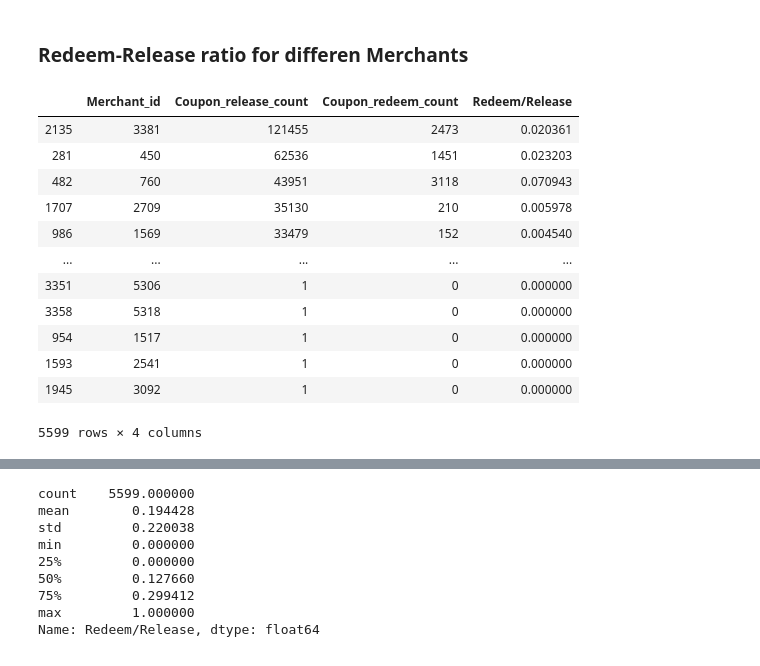
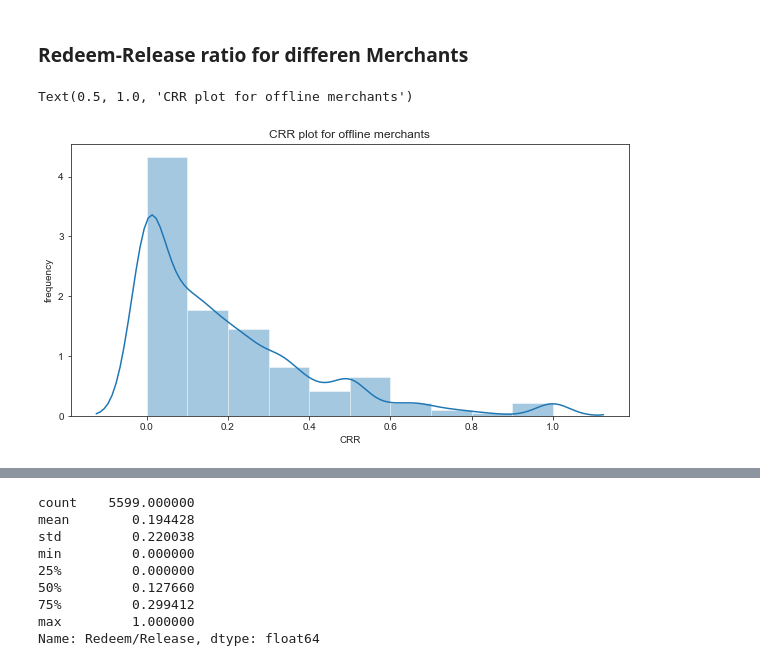
Before and after one commit to sinha-pulaks/O2O-coupon-redemption, a Jupyter notebook: O2O_coupon_prediction.ipynb, the cells around one changed output, grey strips where cells are left out. Saved outputs shown, nothing was run; the diff lists cells and outputs as text; code cells hidden in the pictures.

```diff
--- a/O2O_coupon_prediction.ipynb
+++ b/O2O_coupon_prediction.ipynb
@@ -2492,16 +2492,9 @@ df_on_m_temp.sort_values(by=["Coupon_redeem_count"],ascending=False,inplace=True
-# %%
-df_off_m_temp
-# %% [output]
-|  | Merchant_id | Coupon_release_count | Coupon_redeem_count | Redeem/Release |
-| 2135 | 3381 | 121455 | 2473 | 0.020361 |
-| 281 | 450 | 62536 | 1451 | 0.023203 |
-| 482 | 760 | 43951 | 3118 | 0.070943 |
-| 1707 | 2709 | 35130 | 210 | 0.005978 |
-| 986 | 1569 | 33479 | 152 | 0.004540 |
-| ... | ... | ... | ... | ... |
-| 3351 | 5306 | 1 | 0 | 0.000000 |
-| 3358 | 5318 | 1 | 0 | 0.000000 |
-| 954 | 1517 | 1 | 0 | 0.000000 |
-| 1593 | 2541 | 1 | 0 | 0.000000 |
-| 1945 | 3092 | 1 | 0 | 0.000000 |
-5599 rows × 4 columns
+# %%
+plt.figure(figsize=(10,5))
+sns.distplot(df_off_m_temp["Redeem/Release"],bins=10)
+plt.xlabel("CRR")
+plt.ylabel("frequency")
+plt.title("CRR plot for offline merchants")
+# %% [output]
+Text(0.5, 1.0, 'CRR plot for offline merchants')
+[figure, added]
```
Also changed, not shown: parts of 16 cells of this notebook, 2 other files.
